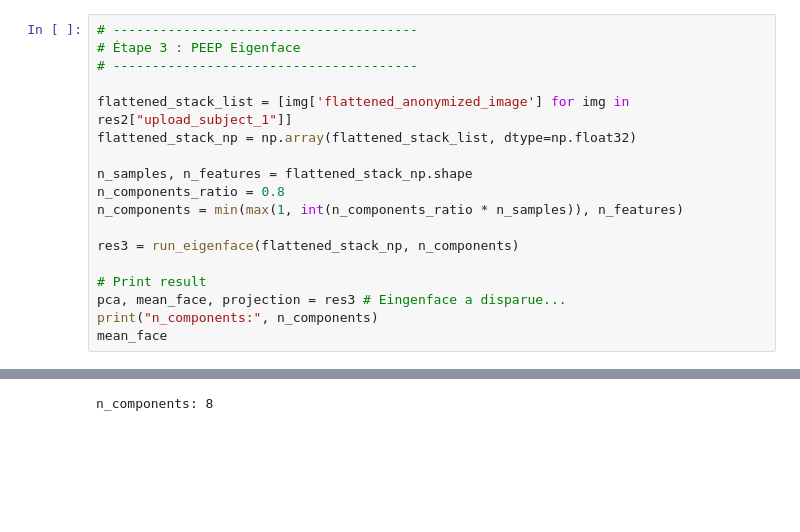
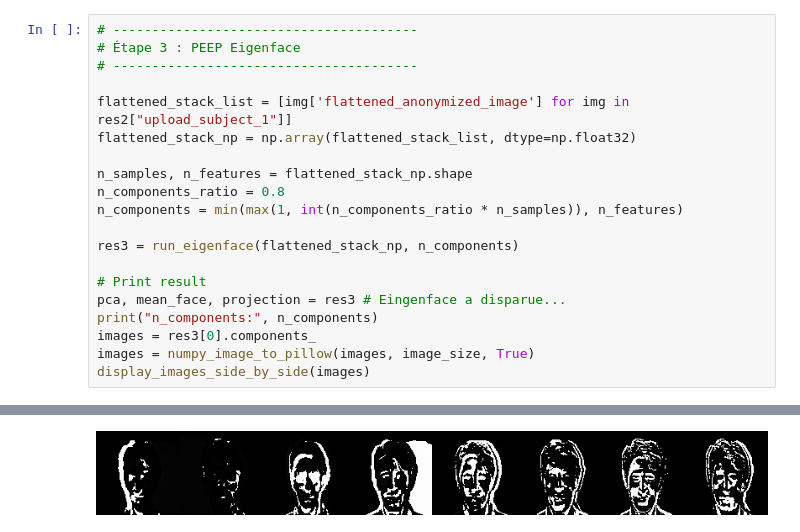
Before and after one commit to Deathvanos/Privacy_Preserving_Face_Recognition_Project, a Jupyter notebook: src/modules/GUI_notebook.ipynb, the cells around one changed output, grey strips where cells are left out. Saved outputs shown, nothing was run; the diff lists cells and outputs as text; blank space fills up the shorter version.

```diff
--- a/src/modules/GUI_notebook.ipynb
+++ b/src/modules/GUI_notebook.ipynb
@@ -121,5 +108,7 @@ res3 = run_eigenface(flattened_stack_np, n_components)
 # Print result
 pca, mean_face, projection = res3 # Eingenface a disparue...
 print("n_components:", n_components)
-mean_face
+images = res3[0].components_
+images = numpy_image_to_pillow(images, image_size, True)
+display_images_side_by_side(images)
 # %% [output]
@@ -127,4 +116,4 @@ mean_face
-n_components: 8
+[figure, added]
 # %%
 # Étape 4 : Ajout de bruit différentiel
 epsilon = 0.01
```
Also changed, not shown: parts of 7 cells of this notebook, 1 other file.
